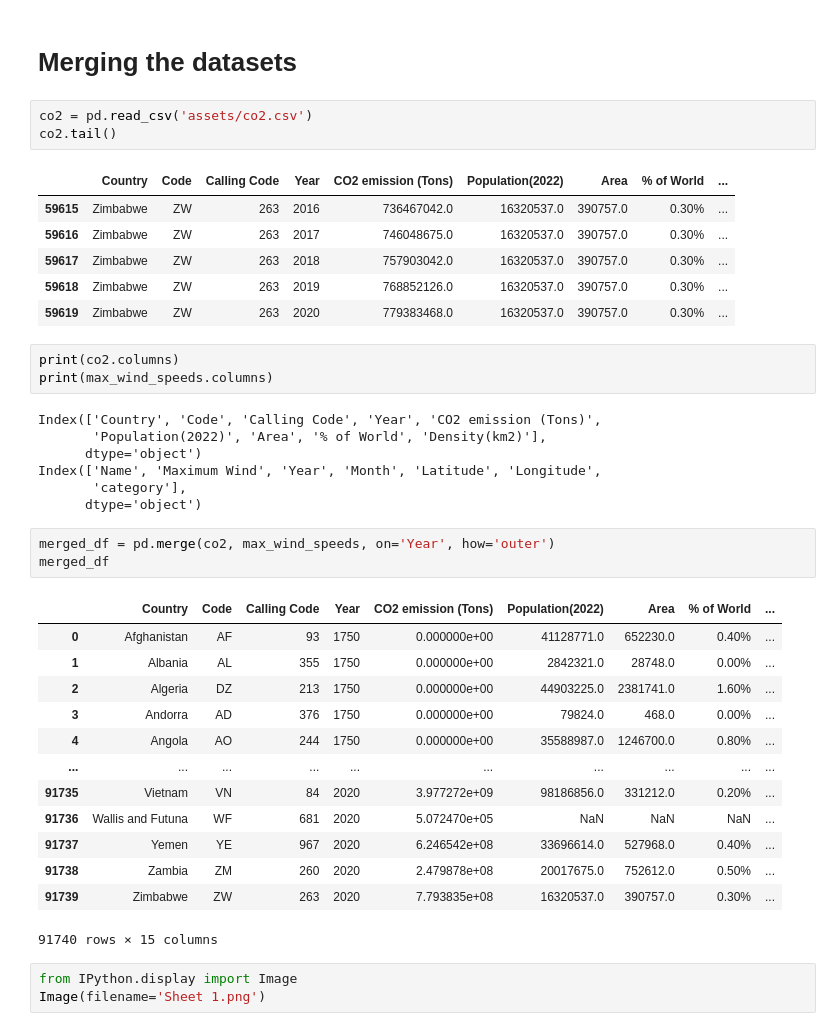
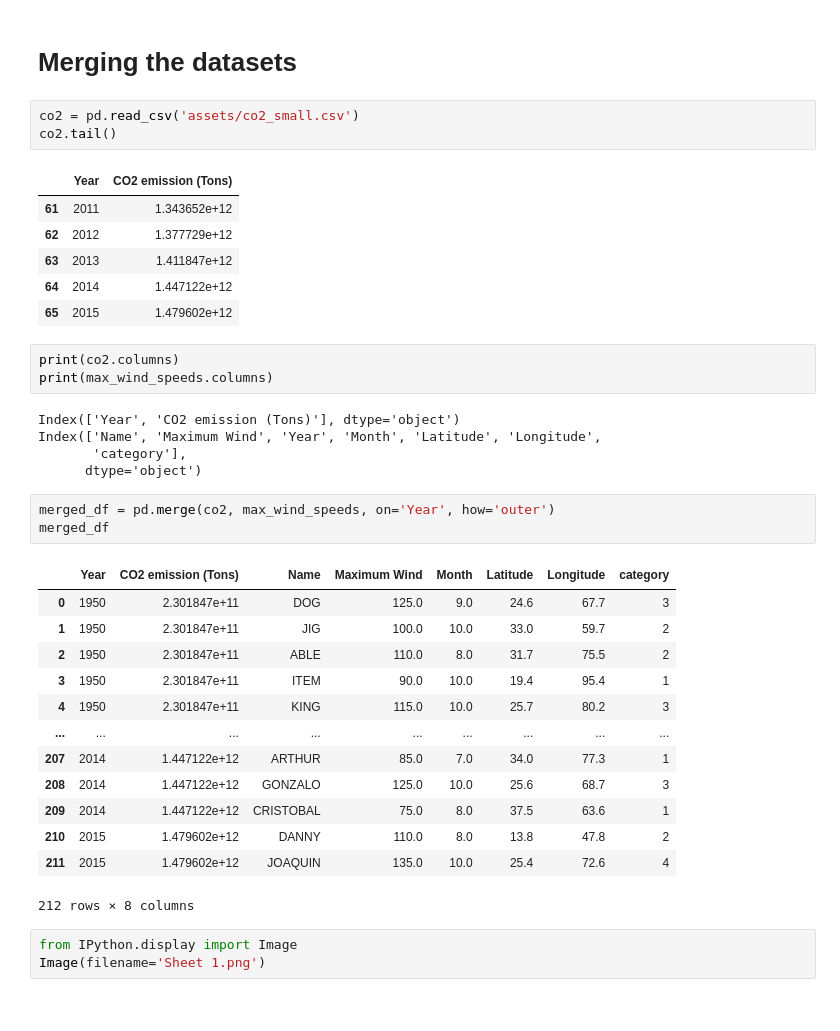
Before and after one commit to DanielBrechner/hurrdat_co2, a Jupyter notebook: atlantic_hurricanes.ipynb, the cells around one changed output. Drawn from its saved outputs; the diff is of its cells as text.

```diff
--- a/atlantic_hurricanes.ipynb
+++ b/atlantic_hurricanes.ipynb
@@ -348,22 +348,20 @@ Since we are looking at hurricane systems that are above category 1, the bar gra
 # %% [markdown]
 # Merging the datasets
 # %%
-co2 = pd.read_csv('assets/co2.csv')
+co2 = pd.read_csv('assets/co2_small.csv')
 co2.tail()
 # %% [output]
-|  | Country | Code | Calling Code | Year | CO2 emission (Tons) | Population(2022) | Area | % of World | ... |
-| 59615 | Zimbabwe | ZW | 263 | 2016 | 736467042.0 | 16320537.0 | 390757.0 | 0.30% | ... |
-| 59616 | Zimbabwe | ZW | 263 | 2017 | 746048675.0 | 16320537.0 | 390757.0 | 0.30% | ... |
-| 59617 | Zimbabwe | ZW | 263 | 2018 | 757903042.0 | 16320537.0 | 390757.0 | 0.30% | ... |
-| 59618 | Zimbabwe | ZW | 263 | 2019 | 768852126.0 | 16320537.0 | 390757.0 | 0.30% | ... |
-| 59619 | Zimbabwe | ZW | 263 | 2020 | 779383468.0 | 16320537.0 | 390757.0 | 0.30% | ... |
+|  | Year | CO2 emission (Tons) |
+| 61 | 2011 | 1.343652e+12 |
+| 62 | 2012 | 1.377729e+12 |
+| 63 | 2013 | 1.411847e+12 |
+| 64 | 2014 | 1.447122e+12 |
+| 65 | 2015 | 1.479602e+12 |
 # %%
 print(co2.columns)
 print(max_wind_speeds.columns)
 # %% [output]
-Index(['Country', 'Code', 'Calling Code', 'Year', 'CO2 emission (Tons)',
-       'Population(2022)', 'Area', '% of World', 'Density(km2)'],
-      dtype='object')
+Index(['Year', 'CO2 emission (Tons)'], dtype='object')
 Index(['Name', 'Maximum Wind', 'Year', 'Month', 'Latitude', 'Longitude',
        'category'],
       dtype='object')
@@ -371,19 +369,19 @@ Index(['Name', 'Maximum Wind', 'Year', 'Month', 'Latitude', 'Longitude',
 merged_df = pd.merge(co2, max_wind_speeds, on='Year', how='outer')
 merged_df
 # %% [output]
-|  | Country | Code | Calling Code | Year | CO2 emission (Tons) | Population(2022) | Area | % of World | ... |
-| 0 | Afghanistan | AF | 93 | 1750 | 0.000000e+00 | 41128771.0 | 652230.0 | 0.40% | ... |
-| 1 | Albania | AL | 355 | 1750 | 0.000000e+00 | 2842321.0 | 28748.0 | 0.00% | ... |
-| 2 | Algeria | DZ | 213 | 1750 | 0.000000e+00 | 44903225.0 | 2381741.0 | 1.60% | ... |
-| 3 | Andorra | AD | 376 | 1750 | 0.000000e+00 | 79824.0 | 468.0 | 0.00% | ... |
-| 4 | Angola | AO | 244 | 1750 | 0.000000e+00 | 35588987.0 | 1246700.0 | 0.80% | ... |
-| ... | ... | ... | ... | ... | ... | ... | ... | ... | ... |
-| 91735 | Vietnam | VN | 84 | 2020 | 3.977272e+09 | 98186856.0 | 331212.0 | 0.20% | ... |
-| 91736 | Wallis and Futuna | WF | 681 | 2020 | 5.072470e+05 | NaN | NaN | NaN | ... |
-| 91737 | Yemen | YE | 967 | 2020 | 6.246542e+08 | 33696614.0 | 527968.0 | 0.40% | ... |
-| 91738 | Zambia | ZM | 260 | 2020 | 2.479878e+08 | 20017675.0 | 752612.0 | 0.50% | ... |
-| 91739 | Zimbabwe | ZW | 263 | 2020 | 7.793835e+08 | 16320537.0 | 390757.0 | 0.30% | ... |
+|  | Year | CO2 emission (Tons) | Name | Maximum Wind | Month | Latitude | Longitude | category |
+| 0 | 1950 | 2.301847e+11 | DOG | 125.0 | 9.0 | 24.6 | 67.7 | 3 |
+| 1 | 1950 | 2.301847e+11 | JIG | 100.0 | 10.0 | 33.0 | 59.7 | 2 |
+| 2 | 1950 | 2.301847e+11 | ABLE | 110.0 | 8.0 | 31.7 | 75.5 | 2 |
+| 3 | 1950 | 2.301847e+11 | ITEM | 90.0 | 10.0 | 19.4 | 95.4 | 1 |
+| 4 | 1950 | 2.301847e+11 | KING | 115.0 | 10.0 | 25.7 | 80.2 | 3 |
+| ... | ... | ... | ... | ... | ... | ... | ... | ... |
+| 207 | 2014 | 1.447122e+12 | ARTHUR | 85.0 | 7.0 | 34.0 | 77.3 | 1 |
+| 208 | 2014 | 1.447122e+12 | GONZALO | 125.0 | 10.0 | 25.6 | 68.7 | 3 |
+| 209 | 2014 | 1.447122e+12 | CRISTOBAL | 75.0 | 8.0 | 37.5 | 63.6 | 1 |
+| 210 | 2015 | 1.479602e+12 | DANNY | 110.0 | 8.0 | 13.8 | 47.8 | 2 |
+| 211 | 2015 | 1.479602e+12 | JOAQUIN | 135.0 | 10.0 | 25.4 | 72.6 | 4 |
-91740 rows × 15 columns
+212 rows × 8 columns
 # %%
 from IPython.display import Image
 Image(filename='Sheet 1.png')
```
Also changed, not shown: parts of 3 cells of this notebook, 3 other files.
